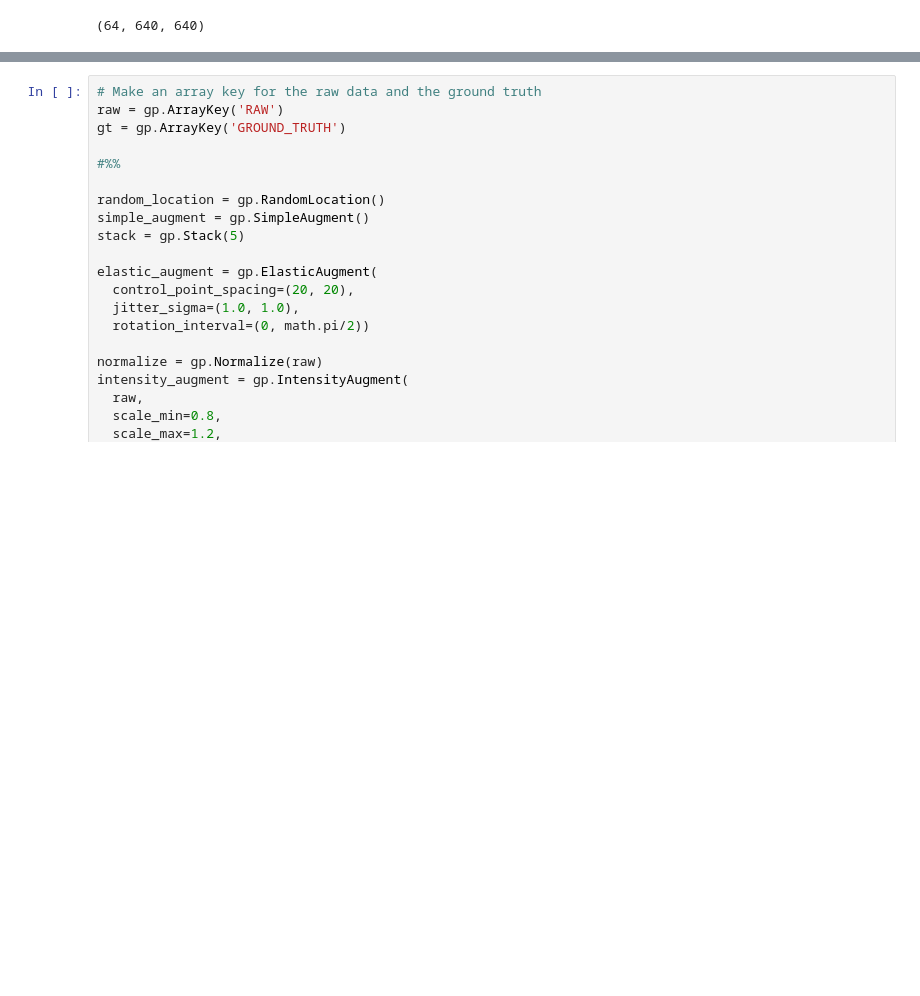
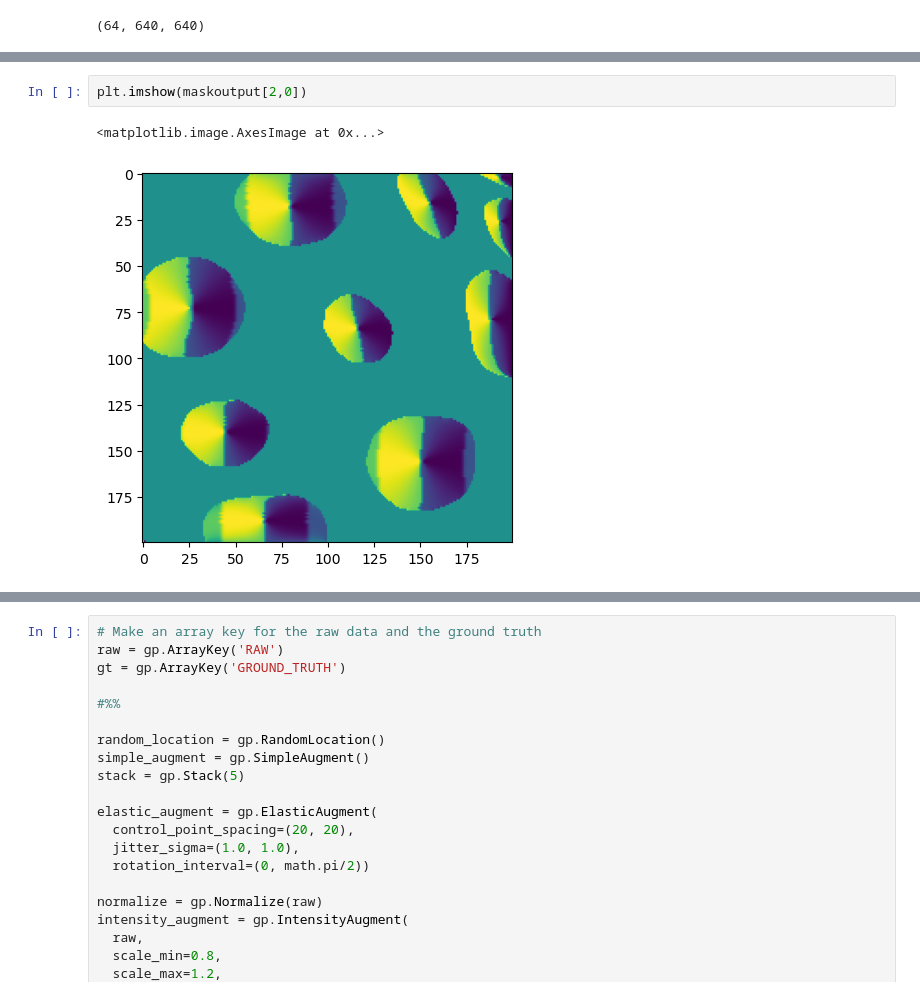
Before and after one commit to stemarcotti/DL_MBL_HACK, a Jupyter notebook: gunpowder_to_cellpose.ipynb, the cells around one changed output, grey strips where cells are left out. Cells and saved outputs as stored; diff of their text form; blank space fills up the shorter version.

```diff
--- a/gunpowder_to_cellpose.ipynb
+++ b/gunpowder_to_cellpose.ipynb
@@ -58,0 +63,5 @@ AttributeError: 'Array' object has no attribute 'max'
+# %%
+plt.imshow(maskoutput[2,0])
+# %% [output]
+<matplotlib.image.AxesImage at 0x...>
+[figure, added]
```
Also changed, not shown: parts of 11 cells of this notebook.
